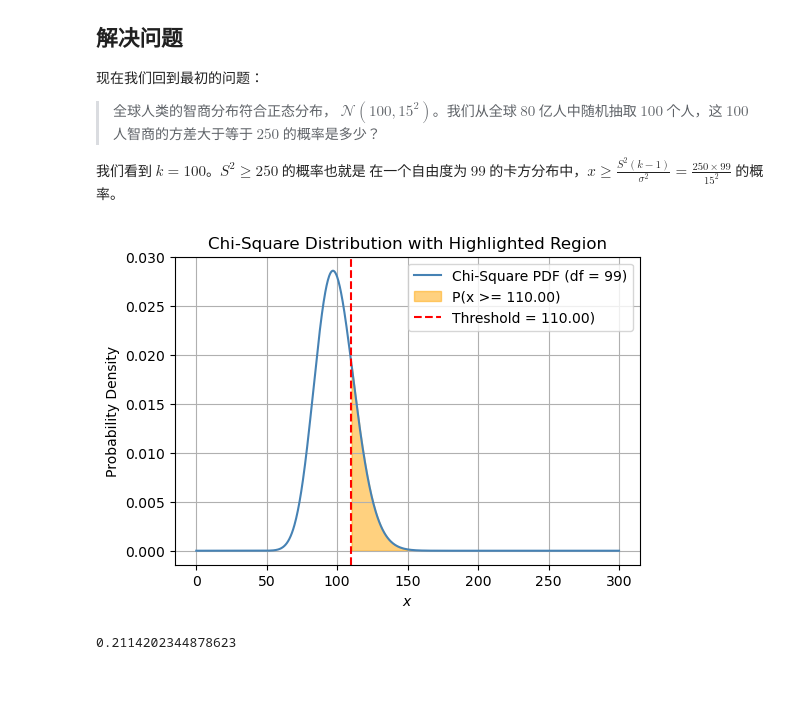
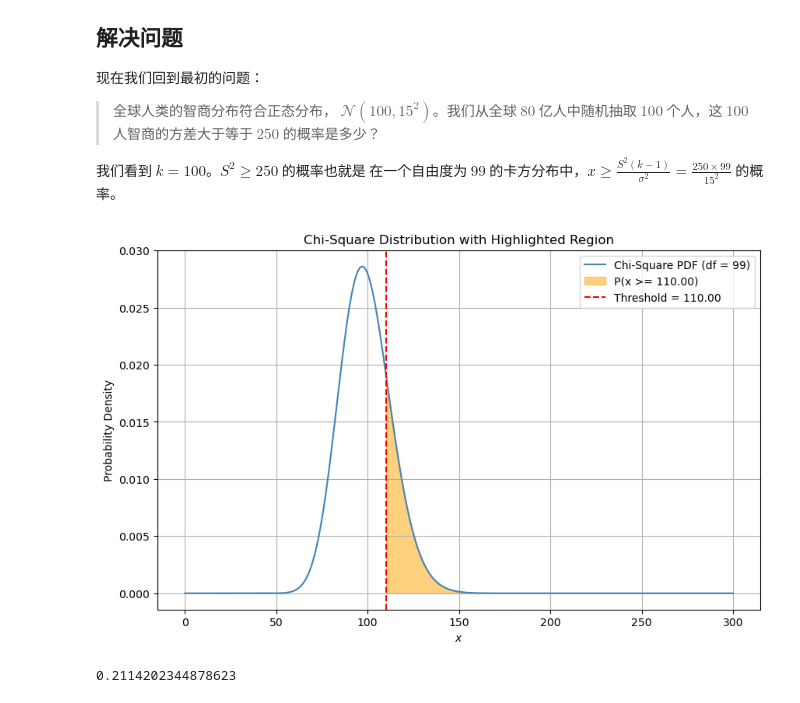
Before and after one commit to hongtaoh/hongtaoh.github.io, a Jupyter notebook: notebooks/2024-09-24-chi2.ipynb, the cells around one changed output. Saved outputs shown, nothing was run; the diff lists cells and outputs as text; code cells hidden in the pictures.

```diff
--- a/notebooks/2024-09-24-chi2.ipynb
+++ b/notebooks/2024-09-24-chi2.ipynb
@@ -340,27 +340,28 @@ $\sigma$ 是母体标准差
 # %%
 df = 99
 threshold = (250*df)/(15**2)
 prob = 1 - chi2.cdf(threshold, df)
 x = np.linspace(0, 300, 1000)
 y = chi2.pdf(x, df)
-plt.figure(figsize = (6, 4))
+plt.figure(figsize = (10, 6))
 plt.plot(x, y, label=f'Chi-Square PDF (df = {df})', color = "steelblue")
 plt.fill_between(x, y,
+                #  where=np.logical_or(x >= threshold, x <= 80),
                  where=(x >= threshold),
                  color='orange',
                  alpha = 0.5,
                  label=f'P(x >= {threshold:.2f})')
 plt.title('Chi-Square Distribution with Highlighted Region')
 plt.xlabel('$x$')
 plt.ylabel('Probability Density')
 plt.axvline(threshold, color="red",
             linestyle='--',
-            label=f'Threshold = {threshold:.2f})')
+            label=f'Threshold = {threshold:.2f}')
 plt.legend()
 plt.grid(True)
 plt.show()
 # %% [output]
-[figure, old version]
+[figure, new version]
 # %%
 prob
 # %% [output]
```
Also changed, not shown: parts of 1 cell of this notebook, 9 other files.
